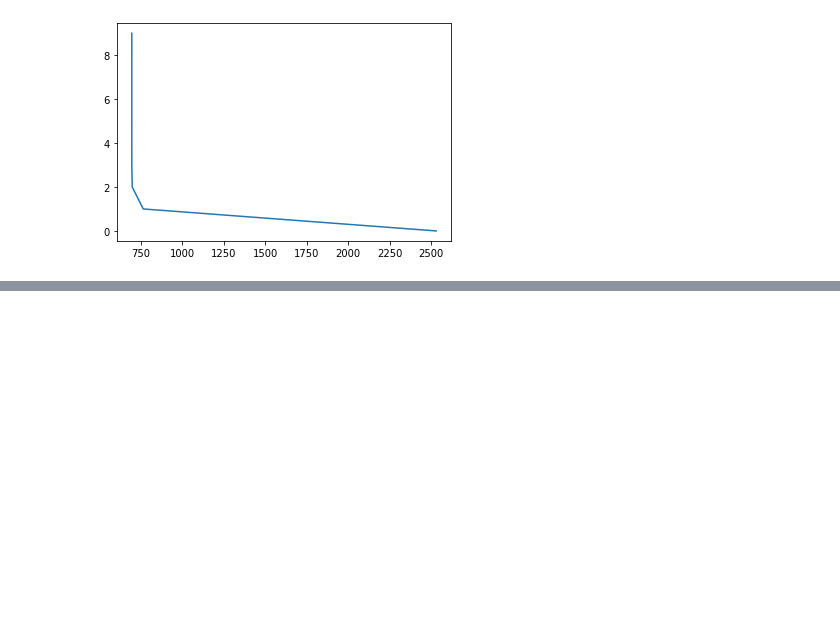
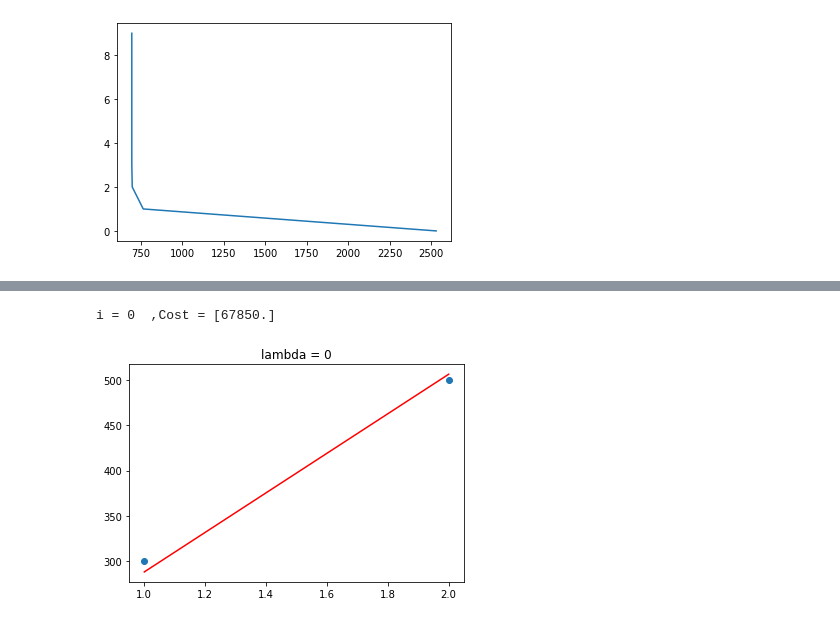
Before and after one commit to youneseltrach/ML_algo, a Jupyter notebook: Linear_Regression.ipynb, the cells around one changed output, grey strips where cells are left out. Saved outputs shown, nothing was run; the diff lists cells and outputs as text; code cells hidden in the pictures; blank space fills up the shorter version.

```diff
--- a/Linear_Regression.ipynb
+++ b/Linear_Regression.ipynb
@@ -433,0 +449,5 @@ ax.plot (x_train, fun, c= 'red' )
+# %%
+case_lambda (x_train, y_train, 10, cost_function_2, compute_gradient_2)
+# %% [output]
+i = 0  ,Cost = [67850.]
+[figure, added]
```
Also changed, not shown: parts of 20 cells of this notebook.
